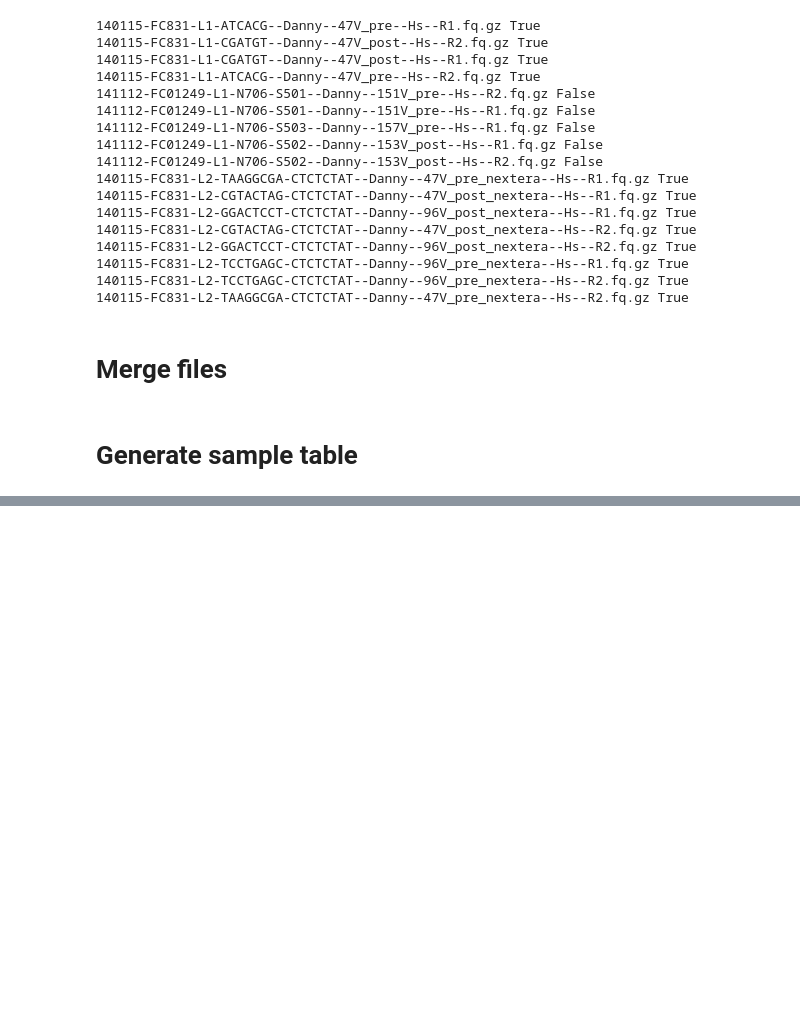
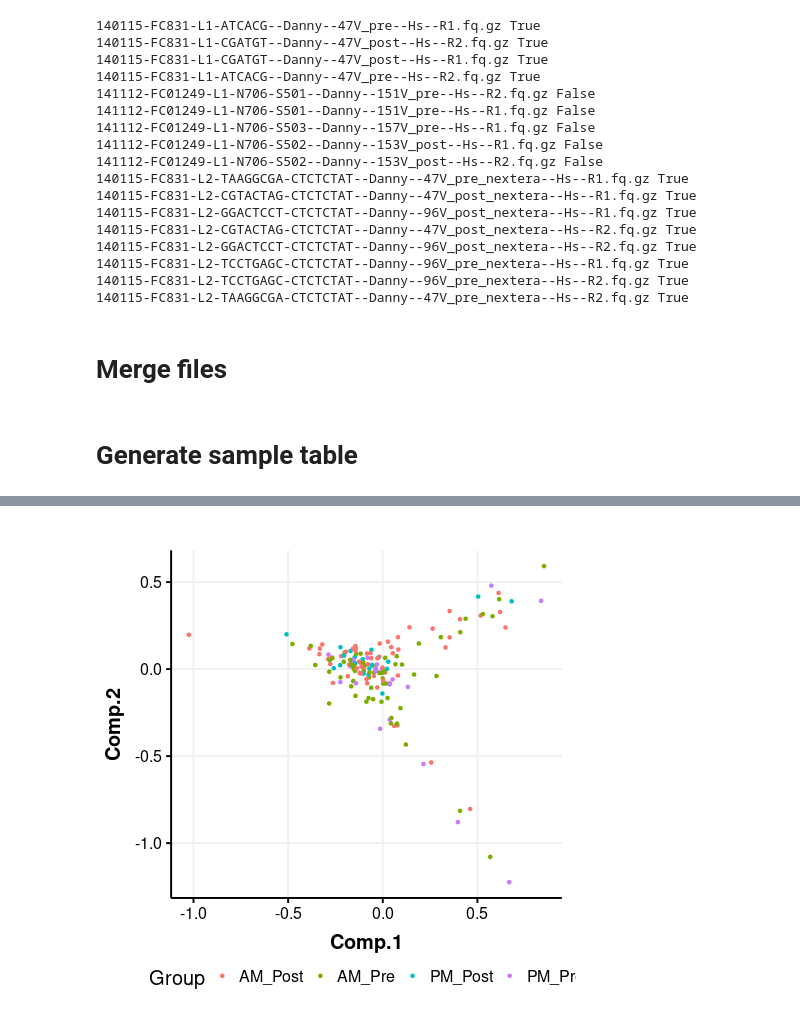
Before and after one commit to wkdeng/AMI, a Jupyter notebook: sample_clean_md5.ipynb, the cells around one changed output, grey strips where cells are left out. Drawn from its saved outputs; the diff is of its cells as text; code cells hidden in the pictures; blank space fills up the shorter version.

```diff
--- a/sample_clean_md5.ipynb
+++ b/sample_clean_md5.ipynb
@@ -164,0 +141,10 @@ samples
+# %%
+import os
+import pandas as pd
+
+covariants=pd.read_csv('data/sample_info/sample_covariants.txt',sep='\t')
+
+# covariants['Study ID_Full BloodID']=[x.replace('B000','').replace('B00','').replace('B0','').replace('B','') for x in covariants['Study ID_Full BloodID']]
+covariants.index=covariants['Study ID_#V']
+cov=covariants.loc[:,['Smoker - At any time in the past?','Treated?','Diabetes','Pulmonary Disease','Renal Disease']]
+cov.head()
@@ -164,0 +1041,23 @@ samples
+# %%
+%%R
+sample_info<-read.table('data/sample_info/to_diff.txt',sep='\t',header=T)
+sample_info$Cate<-paste(sample_info$Time,sample_info$Group,sep='_')
+sample_info[sample_info$Treated=='','Treated']<-'NA'
+sample_info$Patient<-apply(sample_info,1,function(x) strsplit(x[1],'_')[[1]][1])
+
+quality<-read.table('data/sample_info/quality.txt',sep='\t',header=T)
+rownames(quality)<-quality$Sample
+sample_info[c('Quality', 'GC', 'Read_length')]<-quality[sample_info$Sample,c('Quality', 'GC', 'Read_length')]
+
+
+kal_dirs <- file.path("data/kallisto", sample_info$Sample,'/abundance.h5')
+
+t2g<-read.table('data/sample_info/t2g.txt',sep='\t',header=T)
+protein_coding<-unique(t2g[t2g$TYPE=='protein_coding','GENEID'])
+g2n<-t2g[,c('GENEID','GENENAME')]
+g2n<-g2n[!duplicated(g2n$GENEID),]
+t2g<-t2g[,c('TXNAME','GENEID')]
+rownames(g2n)<-g2n$GENEID
+
+# txi <- tximport(kal_dirs, type = "kallisto", tx2gene = t2g)
+colnames(txi$abundance)<-sample_info$Sample
@@ -164,0 +1124,9 @@ samples
+# %%
+%%R
+sample_info$Cate<-paste(sample_info$Time,sample_info$Group,sep='_')
+
+data.pca <- as.data.frame(princomp(corr_matrix)$scores)
+data.pca$Group<-sample_info$Cate
+ggplot(data.pca, aes(x=Comp.1, y=Comp.2,color=Group)) + geom_point() + theme_Publication()
+# %% [output]
+[figure, added]
```
Also changed, not shown: parts of 26 cells of this notebook, 2 other files.
